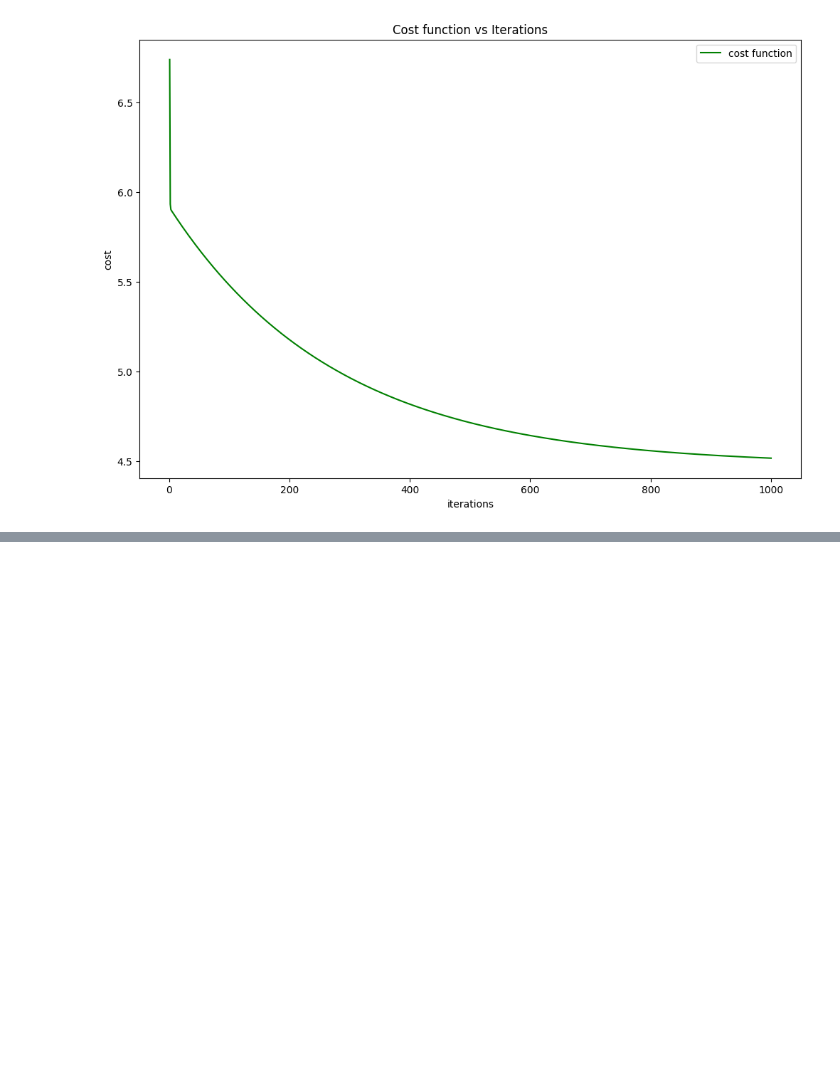
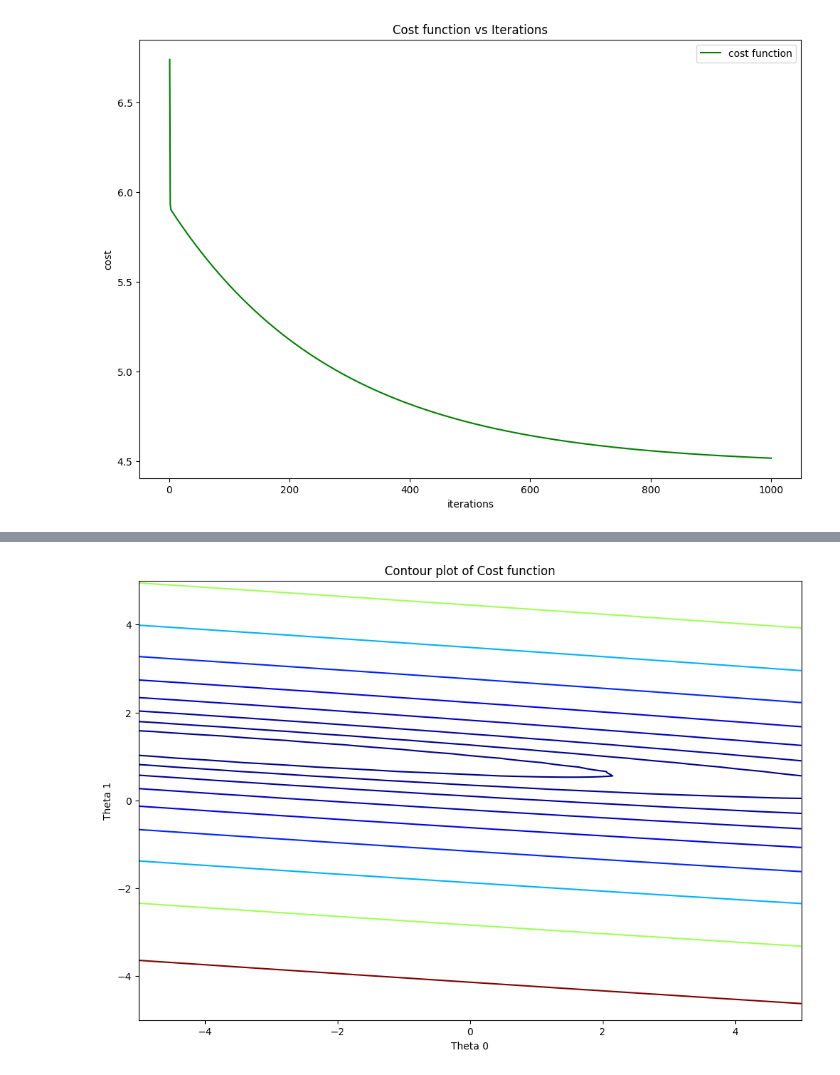
Before and after one commit to jknb53/MacLea_EXC, a Jupyter notebook: exc1/EXC1.ipynb, the cells around one changed output, grey strips where cells are left out. Drawn from its saved outputs; the diff is of its cells as text; code cells hidden in the pictures; blank space fills up the shorter version.

Commit message:
contour

```diff
--- a/exc1/EXC1.ipynb
+++ b/exc1/EXC1.ipynb
@@ -139,0 +142,4 @@ plt.show()
+# %%
+J_X=np.linspace(-5, 5, 100)
+J_Y=np.linspace(-5, 5, 100)
+J_Value=np.zeros([100,100]).reshape(100,100)
@@ -139,0 +152,5 @@ plt.show()
+# %%
+for i ,t0 in enumerate(J_X):
+    for j,t1 in enumerate(J_Y):
+        t=np.array([[t0],[t1]])
+        J_Value[i,j]=compute_cost(x,y,t)
@@ -139,0 +173,10 @@ plt.show()
+# %%
+J_X_mesh, J_Y_mesh = np.meshgrid(J_X, J_Y)
+fig, ax = plt.subplots(figsize=(12,8))
+contour = ax.contour(J_X_mesh, J_Y_mesh, J_Value.T, levels=np.logspace(-2,3,20), cmap='jet')
+ax.set_xlabel('Theta 0')
+ax.set_ylabel('Theta 1')
+ax.set_title('Contour plot of Cost function')
+plt.show()
+# %% [output]
+[figure, added]
```
Also changed, not shown: parts of 4 cells of this notebook, 1 other file.
